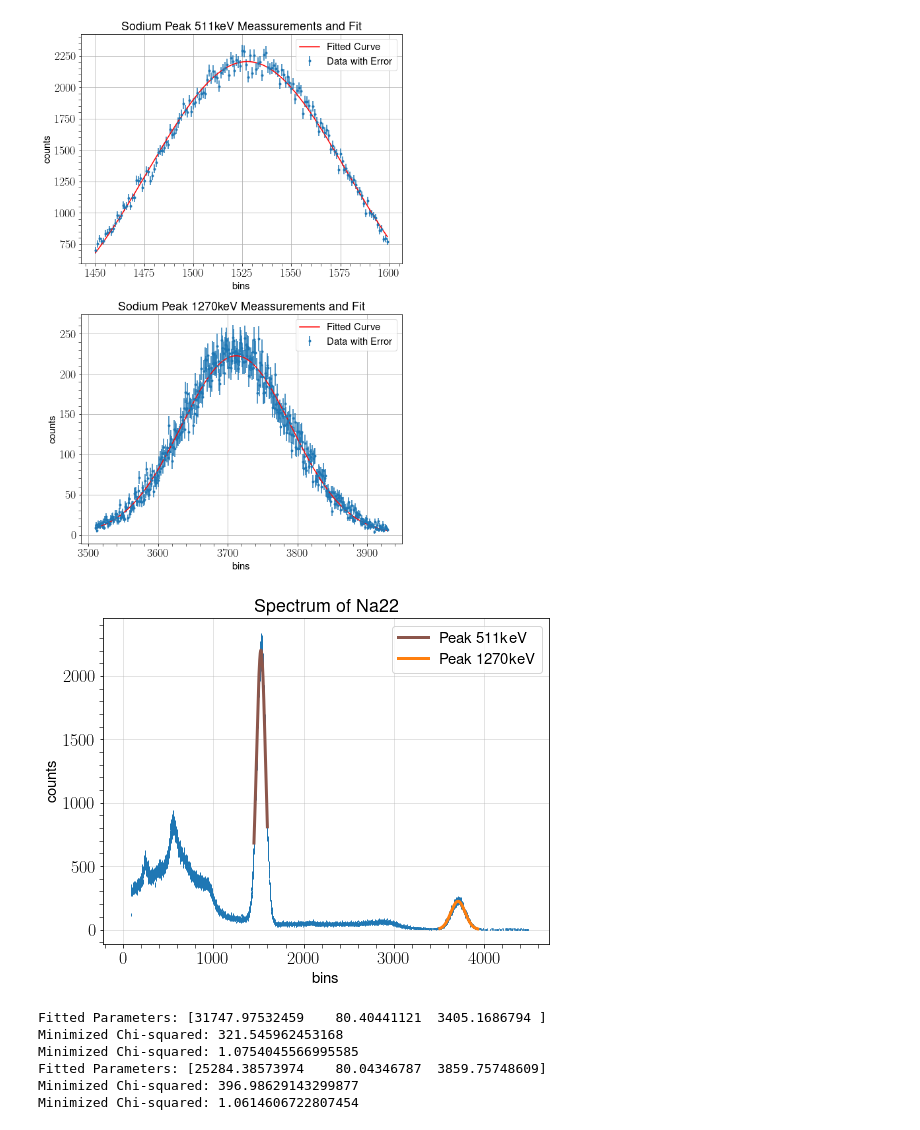
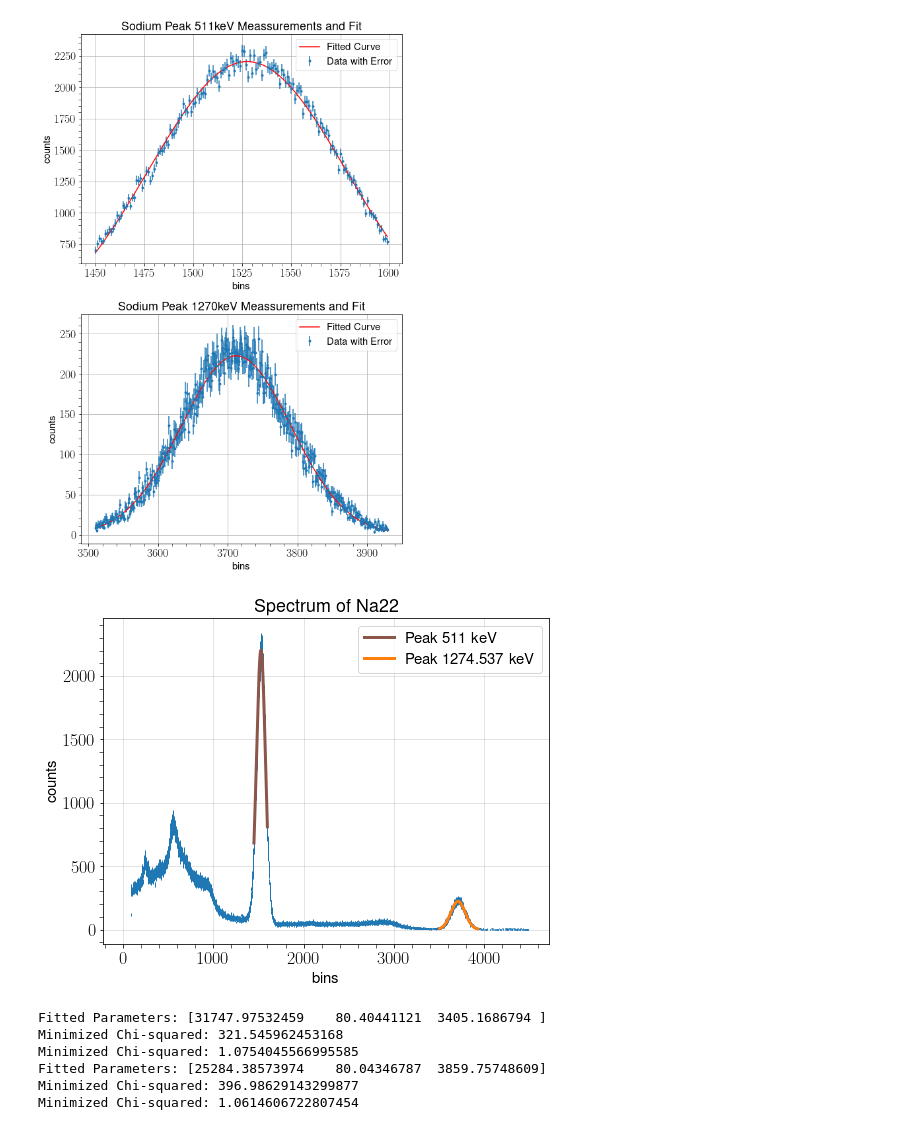
Before and after one commit to MayerPablo/FP, a Jupyter notebook: Szintillator.ipynb, the cells around one changed output. Saved outputs shown, nothing was run; the diff lists cells and outputs as text; code cells hidden in the pictures.

```diff
--- a/Szintillator.ipynb
+++ b/Szintillator.ipynb
@@ -647,28 +647,28 @@ Minimized Chi-squared: 1.1857009057548173
 # %%
 #SODIUM EIN DIAGRAMM
 plt.figure(figsize=(8, 6))
 
 plt.errorbar(bins_na_gesamt,na_gesamt,yerr=np.sqrt(na_gesamt), fmt='.',markersize=0, linewidth=1)
 
 # Peak 1 Plotting
 plt.plot(na_least_sqaure_fit_p1[0], my_function(na_least_sqaure_fit_p1[0],
-            *na_least_sqaure_fit_p1[2]), linewidth=3, label="Peak 511keV", color='tab:brown')
+            *na_least_sqaure_fit_p1[2]), linewidth=3, label="Peak 511 keV", color='tab:brown')
 
 # Peak 2 Plotting
 plt.plot(na_least_sqaure_fit_p2[0], my_function(na_least_sqaure_fit_p2[0],
-            *na_least_sqaure_fit_p2[2]), linewidth=3, label="Peak 1270keV", color='tab:orange')
+            *na_least_sqaure_fit_p2[2]), linewidth=3, label="Peak 1274.537 keV", color='tab:orange')
 
 plt.title("Spectrum of Na22")
 plt.xlabel("bins")
 plt.ylabel("counts")
 
 plt.grid(True, linewidth=0.5, alpha=0.7)
 
 plt.legend()
 
-fig.savefig("SodiumPeaks.svg")
+plt.savefig("SodiumPeaks.svg")
 # %% [output]
-[figure, old version]
+[figure, new version]
 # %%
 #COBALT FIT
 
```
Also changed, not shown: parts of 4 cells of this notebook, 5 other files.
